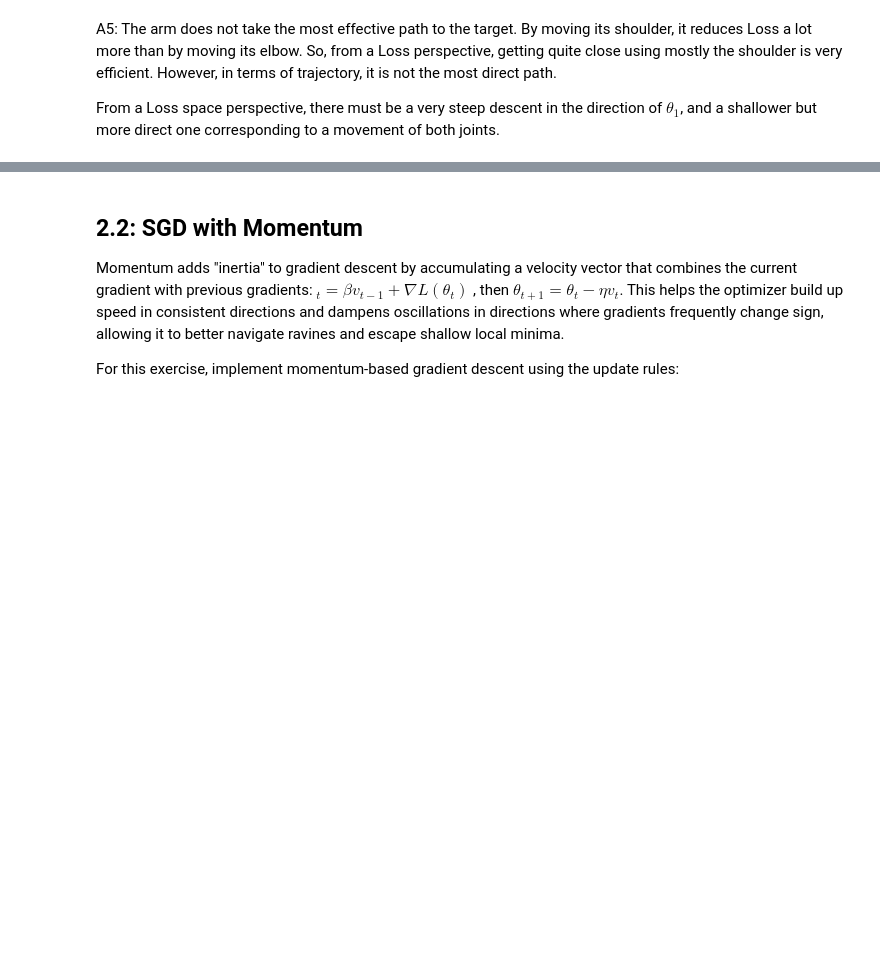
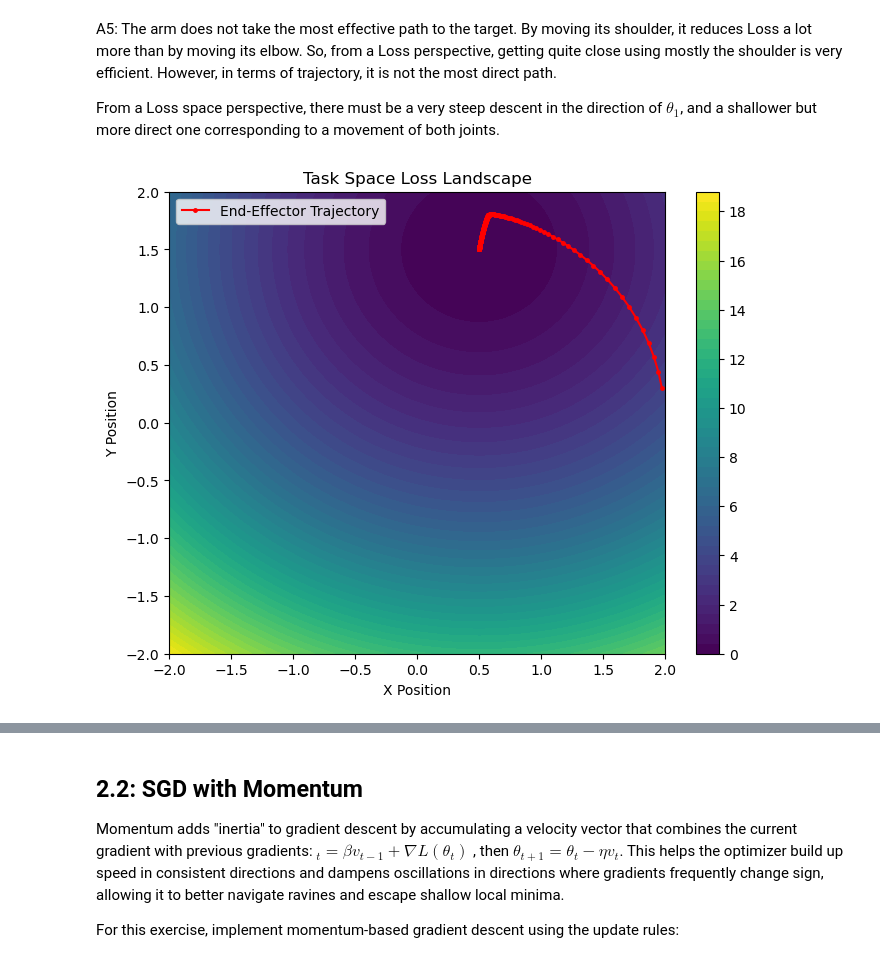
Before and after one commit to Paulchen-git/BE_optim, a Jupyter notebook: control_BE_submission.ipynb, the cells around one changed output, grey strips where cells are left out. Drawn from its saved outputs; the diff is of its cells as text; code cells hidden in the pictures; blank space fills up the shorter version.

```diff
--- a/control_BE_submission.ipynb
+++ b/control_BE_submission.ipynb
@@ -576,0 +672,4 @@ HTML(ani.to_jshtml())
+# %%
+plot_loss_landscape_task_space_with_trajectory(LENGTHS, target, histories[lr][0], resolution=100)
+# %% [output]
+[figure, added]
```
Also changed, not shown: parts of 45 cells of this notebook, 1 other file.
